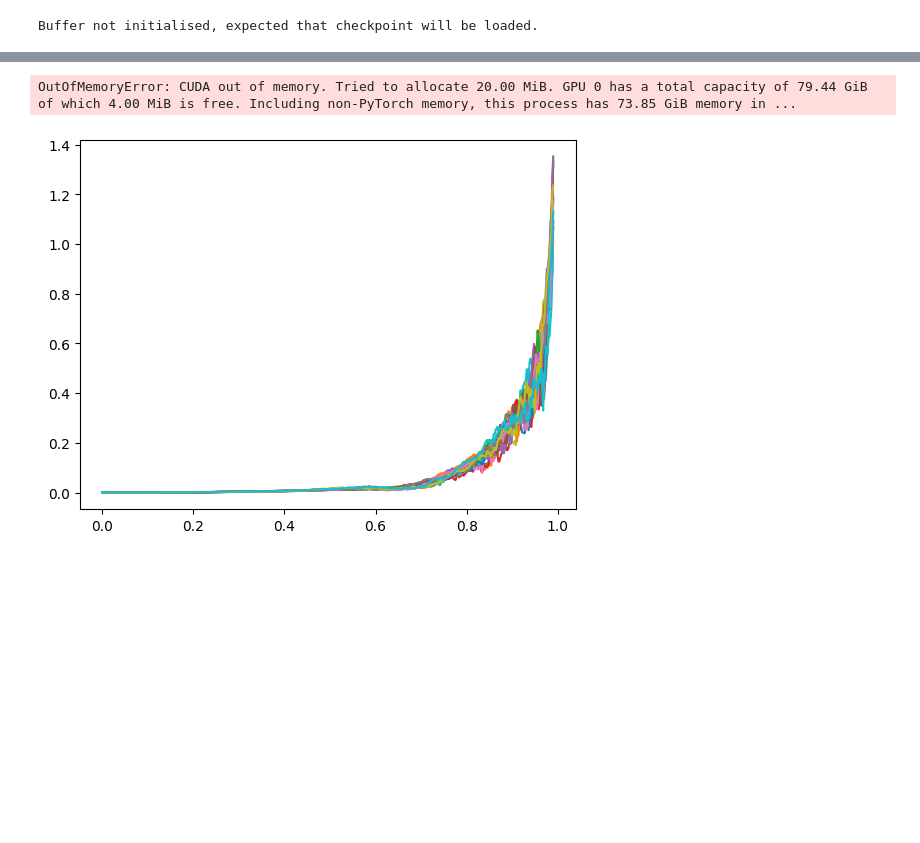
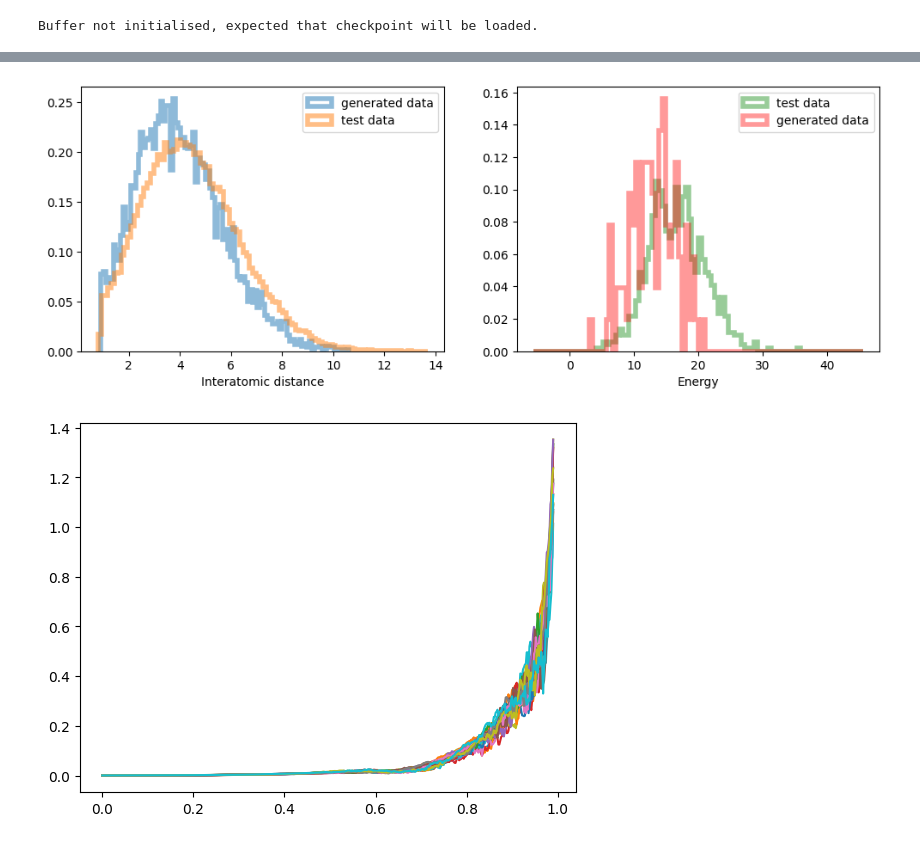
Before and after one commit to taraak/pita, a Jupyter notebook: runner/notebooks/lj13_temp_annealed_clean.ipynb, the cells around one changed output, grey strips where cells are left out. Saved outputs shown, nothing was run; the diff lists cells and outputs as text; code cells hidden in the pictures; blank space fills up the shorter version.

```diff
--- a/runner/notebooks/lj13_temp_annealed_clean.ipynb
+++ b/runner/notebooks/lj13_temp_annealed_clean.ipynb
@@ -368,12 +371,12 @@ Epoch 98 | Loss 24.132927
 # %%
 ve_reverse_sde = VEReverse_coupled(model, noise_schedule)
-samples, drift = generate_samples_weighted(ve_reverse_sde, t_span=(0, 1), num_integration_steps=500,
+samples, _ = generate_samples_weighted(ve_reverse_sde, t_span=(0, 1), num_integration_steps=500,
                                     resampling_interval=None, num_samples=100)
 samples_energy = target(samples)
 target.get_dataset_fig(samples)
 plt.show()
 # %% [output]
-OutOfMemoryError: CUDA out of memory. Tried to allocate 20.00 MiB. GPU 0 has a total capacity of 79.44 GiB of which 4.00 MiB is free. Including non-PyTorch memory, this process has 73.85 GiB memory in ...
+[figure, added]
 # %%
 drift_norm = torch.norm(drift, dim=-1)
 plt.plot(torch.linspace(1, 0, 500)[5:], drift_norm.detach().cpu().numpy()[5:, :20]);
```
Also changed, not shown: parts of 8 cells of this notebook.
